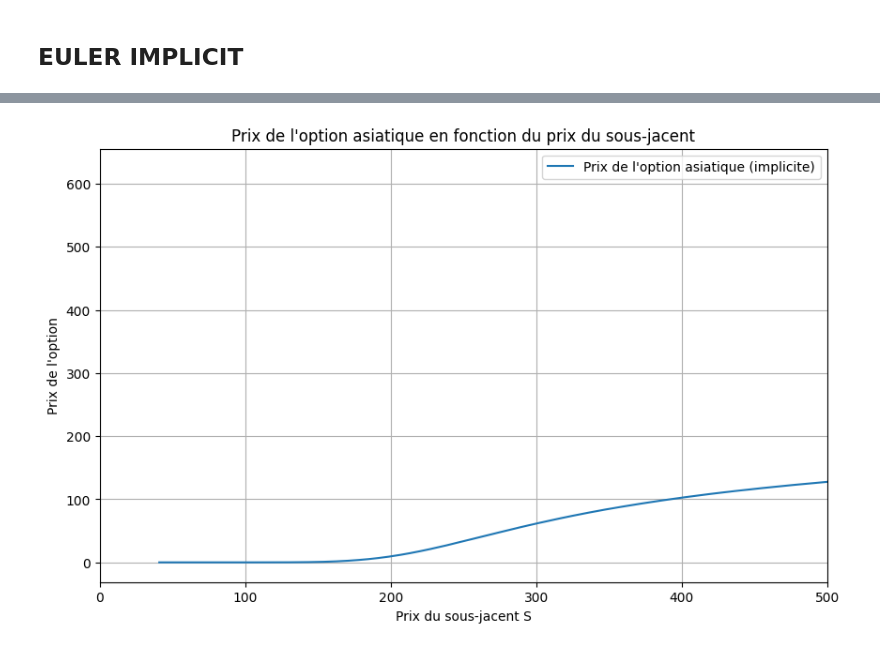
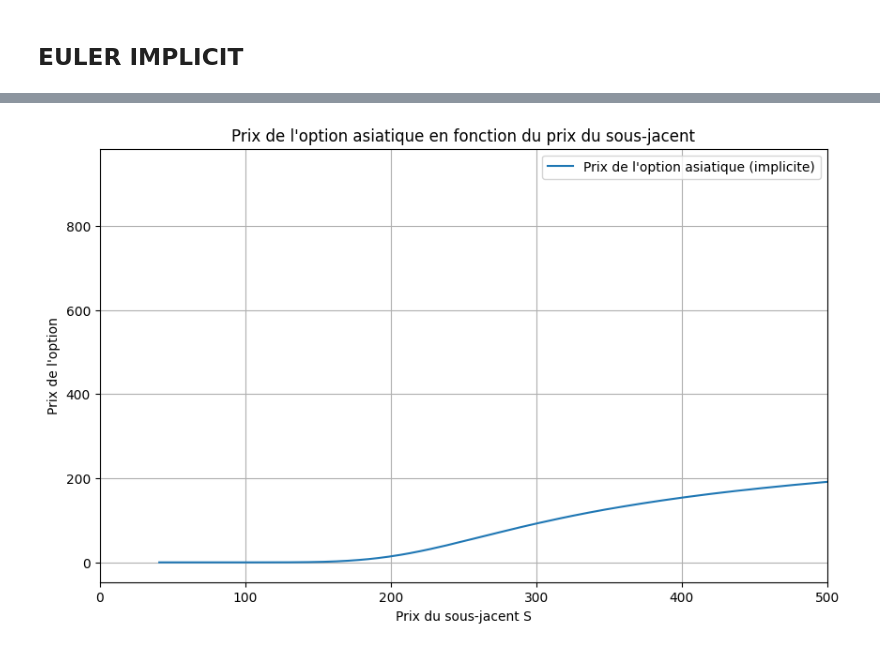
Before and after one commit to RayaneTroudi/ASIATIC_OPTION_PRICING, a Jupyter notebook: src/edp_resol.ipynb, the cells around one changed output, grey strips where cells are left out. Cells and saved outputs as stored; diff of their text form; code cells hidden in the pictures.

Commit message:
Final Version -> Euler Implicit OK and Monte-Carlo OK : Same Results OK

```diff
--- a/src/edp_resol.ipynb
+++ b/src/edp_resol.ipynb
@@ -35,14 +35,12 @@ C[M, :] = np.maximum(-X, 0)
 C[:, 0] = (1/r*T) * (1 - np.exp(-r*(T-t)))
 C[:, N] = 0.0
 
-# matrice du système linéaire (qui ne dépend pas du temps)
-A = np.diag(-1 / dt + (sigma**2 / dx**2) * X[1:N]**2 - (1 / T + r * X[1:N]) / dx) \
-   + np.diag(- 0.5 * (sigma / dx)**2 * X[1:N-1]**2 + (1 / T + r * X[1:N-1]) / dx, 1) \
-   - np.diag(0.5 * (sigma / dx)**2 * X[2:N]**2, -1)
-
+# Matrix A for the implicit scheme
 main_diag = -1 / dt - (sigma**2 * X[1:N]**2) / dx**2
 upper_diag = 0.5 * (sigma**2 * X[2:N]**2 / dx**2) - ((1 / T + r * X[2:N]) / (2 * dx))
 lower_diag = 0.5 * (sigma**2 * X[1:N-1]**2 / dx**2) + ((1 / T + r * X[1:N-1]) / (2 * dx))
+
+A = np.diag(main_diag) + np.diag(upper_diag, 1) + np.diag(lower_diag, -1)
 
 
 # on lance le chronomètre
@@ -60,11 +58,11 @@ for i in range(M - 1, -1, -1):
     #C[i, 1:N] = np.maximum(C[i, 1:N], 0)
 end = time.time()
 print(end - start)
-
+S = K / np.maximum(X, 1e-5)  # Avoid division by zero or negative x
 
 
 # Affichage des résultats
-plt.plot(X, C[0,:])
+plt.plot(S, S0*C[0,:])
 plt.xlabel('Prix du sous-jacent S')
 plt.ylabel('Prix de l\'option')
 plt.title('Prix de l\'option call asiatique en fonction de S')
@@ -80,14 +81,14 @@ import time
 # PARAMETERS
 M = 100        # Number of time steps
 T = 1.0        # Maturity
-K = 205.0    # Strike price of the option
-S0 = 200.0  # Initial price of the underlying asset
+K = 205.0      # Strike price of the option
+S0 = 300       # Initial price of the underlying asset
 r = 0.035      # Risk-free interest rate
-sigma = 0.3   # Volatility
+sigma = 0.3    # Volatility
 N = 1000       # Number of price grid points
 dt = T / M     # Time step
-Xmax = 5.0    # Maximum for the spatial grid (x)
-Xmin = -5.0   # Minimum for the spatial grid (x)
+Xmax = 5.0     # Maximum for the spatial grid (x)
+Xmin = -5.0    # Minimum for the spatial grid (x)
 dx = (Xmax - Xmin) / N  # Spatial step
 
 # Initializing matrices and vectors
@@ -97,7 +98,7 @@ t = np.linspace(0, T, M + 1)        # Time grid
 
 # Boundary conditions
 C[M, :] = np.maximum(-X, 0)  # At maturity f(T, x) = max(-x, 0)
-C[:, 0] = 0.0                # For x -> -∞
+C[:, 0] = 0.0 #( 1 / r * T ) * (1 - np.exp(-r*t))               # For x -> -∞
 C[:, N] = 0.0                # For x -> ∞
 
 # Matrix A for the implicit scheme
@@ -147 +148 @@ Elapsed time: 2.19 seconds
-[figure, old version]
+[figure, new version]
```
Also changed, not shown: parts of 2 cells of this notebook, 2 other files.
